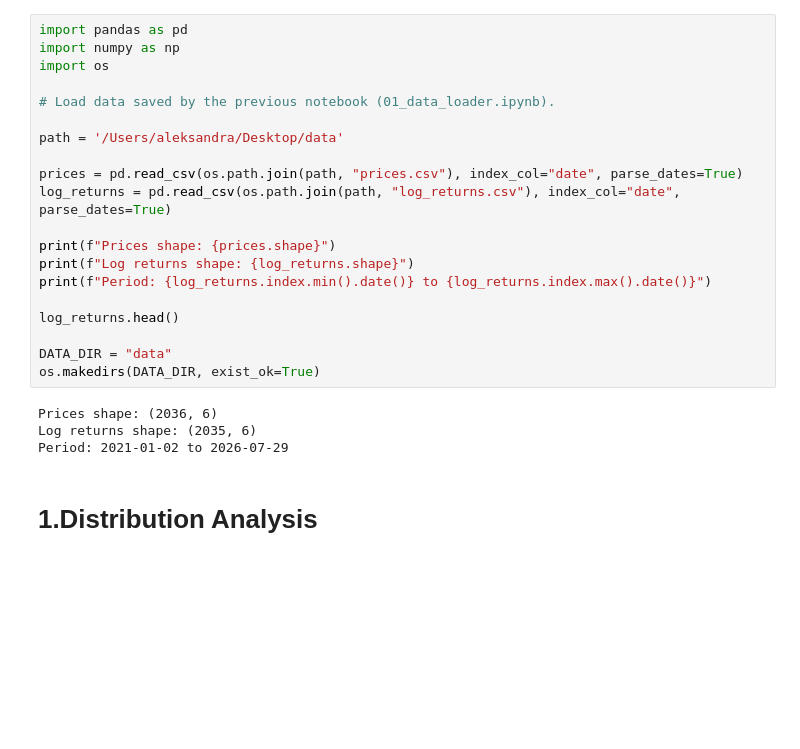
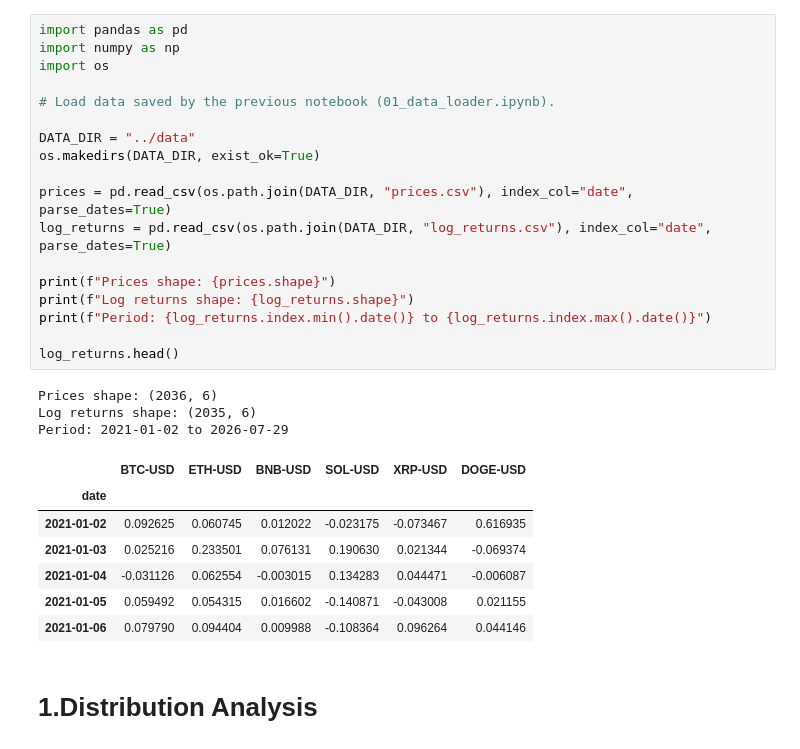
Before and after one commit to AleksadraKu/Crypto-portfolio-risk-management, a Jupyter notebook: notebooks/02_risk_metrics.ipynb, the cells around one changed output. Cells and saved outputs as stored; diff of their text form; blank space fills up the shorter version.

```diff
--- a/notebooks/02_risk_metrics.ipynb
+++ b/notebooks/02_risk_metrics.ipynb
@@ -1,27 +1,32 @@
 # %%
 import pandas as pd
 import numpy as np
 import os
 
 # Load data saved by the previous notebook (01_data_loader.ipynb).
 
-path = '/Users/aleksandra/Desktop/data'
+DATA_DIR = "../data"
+os.makedirs(DATA_DIR, exist_ok=True)
 
-prices = pd.read_csv(os.path.join(path, "prices.csv"), index_col="date", parse_dates=True)
-log_returns = pd.read_csv(os.path.join(path, "log_returns.csv"), index_col="date", parse_dates=True)
+prices = pd.read_csv(os.path.join(DATA_DIR, "prices.csv"), index_col="date", parse_dates=True)
+log_returns = pd.read_csv(os.path.join(DATA_DIR, "log_returns.csv"), index_col="date", parse_dates=True)
 
 print(f"Prices shape: {prices.shape}")
 print(f"Log returns shape: {log_returns.shape}")
 print(f"Period: {log_returns.index.min().date()} to {log_returns.index.max().date()}")
 
 log_returns.head()
-
-DATA_DIR = "data"
-os.makedirs(DATA_DIR, exist_ok=True)
 # %% [output]
 Prices shape: (2036, 6)
 Log returns shape: (2035, 6)
 Period: 2021-01-02 to 2026-07-29
+|  | BTC-USD | ETH-USD | BNB-USD | SOL-USD | XRP-USD | DOGE-USD |
+| date |  |  |  |  |  |  |
+| 2021-01-02 | 0.092625 | 0.060745 | 0.012022 | -0.023175 | -0.073467 | 0.616935 |
+| 2021-01-03 | 0.025216 | 0.233501 | 0.076131 | 0.190630 | 0.021344 | -0.069374 |
+| 2021-01-04 | -0.031126 | 0.062554 | -0.003015 | 0.134283 | 0.044471 | -0.006087 |
+| 2021-01-05 | 0.059492 | 0.054315 | 0.016602 | -0.140871 | -0.043008 | 0.021155 |
+| 2021-01-06 | 0.079790 | 0.094404 | 0.009988 | -0.108364 | 0.096264 | 0.044146 |
 # %% [markdown]
 # 1.Distribution Analysis
 # %%
```
Also changed, not shown: parts of 14 cells of this notebook, 1 other file.
